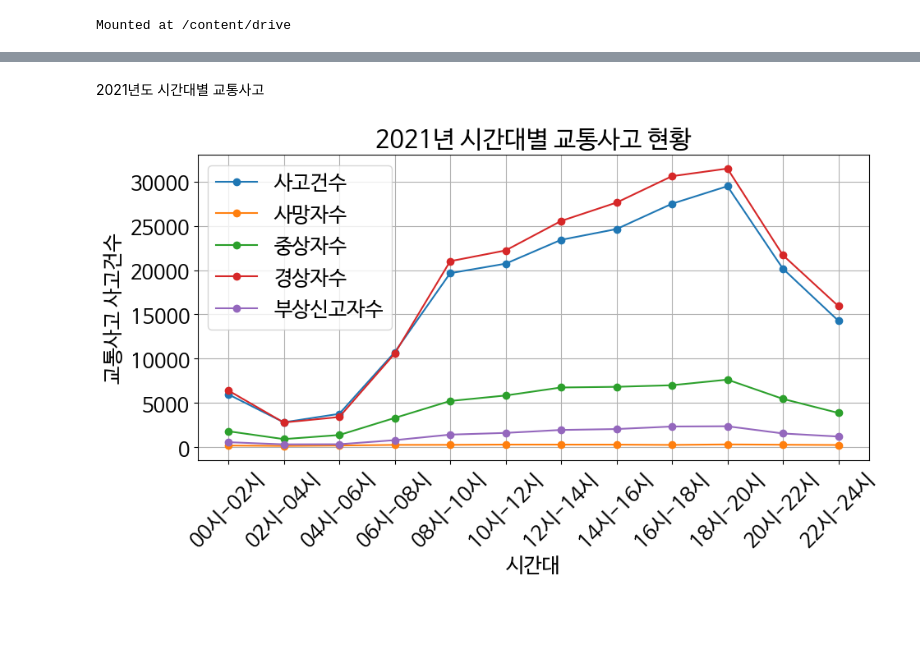
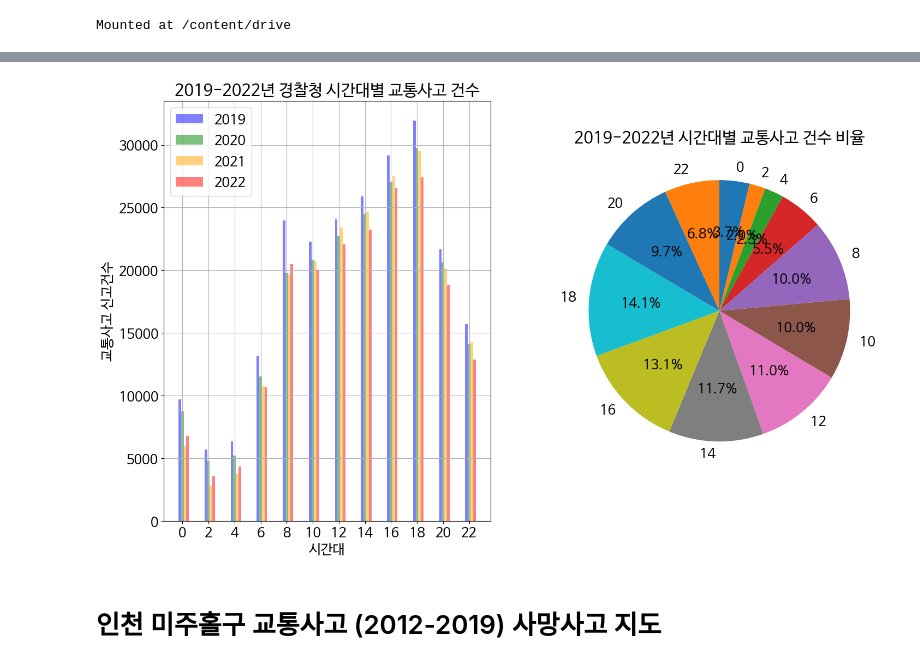
Before and after one commit to wmsgur8679/BigData, a Jupyter notebook: 프로젝트_초안.ipynb, the cells around one changed output, grey strips where cells are left out. Drawn from its saved outputs; the diff is of its cells as text; code cells hidden in the pictures; blank space fills up the shorter version.

```diff
--- a/프로젝트_초안.ipynb
+++ b/프로젝트_초안.ipynb
@@ -116,28 +219,52 @@ plt.show()
-# %% [markdown]
-2021년도 시간대별 교통사고
-# %%
-import matplotlib.pyplot as plt
-
-tdf2021 = pd.read_csv('/content/drive/MyDrive/시간별 교통사고/도로교통공단_시간대별 교통사고(2021).csv',encoding='CP949')
-
-plt.figure(figsize=(10, 6))
-
-plt.plot(tdf2021['시간대'],tdf2021['사고건수'], marker='o', label='사고건수')
-plt.plot(tdf2021['시간대'],tdf2021['사망자수'], marker='o', label='사망자수')
-plt.plot(tdf2021['시간대'],tdf2021['중상자수'], marker='o', label='중상자수')
-plt.plot(tdf2021['시간대'],tdf2021['경상자수'], marker='o', label='경상자수')
-plt.plot(tdf2021['시간대'],tdf2021['부상신고자수'], marker='o', label='부상신고자수')
-
-plt.xlabel('시간대')
-plt.ylabel('교통사고 사고건수')
-plt.title('2021년 시간대별 교통사고 현황')
-plt.xticks(rotation=45)  # x축 레이블 45도 회전
-plt.legend()
-plt.grid(True)
-
-plt.tight_layout()
-
-# 그래프 표시
-plt.show()
-# %% [output]
-[figure, removed]
+# %%
+import pandas as pd
+import matplotlib.pyplot as plt
+
+# 데이터 불러오기
+hdf = pd.read_csv('/content/drive/MyDrive/시간별 교통사고/경찰청_시간대별 교통사고 건수.csv')
+
+# '2019', '2020', '2021', '2022' 열을 숫자로 변환
+for col in ['2019', '2020', '2021', '2022']:
+    hdf[col] = pd.to_numeric(hdf[col], errors='coerce')
+
+# 시간대를 숫자로 변환
+hdf['시간대'] = pd.to_numeric(hdf['시간대'].str.replace('~', '-').str.split('-').str[0], errors='coerce')
+
+# 그래프 그리기
+fig, axes = plt.subplots(nrows=1, ncols=2, figsize=(17, 10))
+bar_width = 0.2
+bar_positions = [1, 2, 3, 4]
+
+# 2019년 바 차트
+axes[0].bar(hdf['시간대'] - bar_width, hdf['2019'], width=bar_width, alpha=0.5, label='2019', align='center', color='blue')
+
+# 2020년 바 차트
+axes[0].bar(hdf['시간대'], hdf['2020'], width=bar_width, alpha=0.5, label='2020', align='center', color='green')
+
+# 2021년 바 차트
+axes[0].bar(hdf['시간대'] + bar_width, hdf['2021'], width=bar_width, alpha=0.5, label='2021', align='center', color='orange')
+
+# 2022년 바 차트
+axes[0].bar(hdf['시간대'] + 2 * bar_width, hdf['2022'], width=bar_width, alpha=0.5, label='2022', align='center', color='red')
+
+axes[0].set_xlabel('시간대')
+axes[0].set_ylabel('교통사고 신고건수')
+axes[0].set_title('2019-2022년 경찰청 시간대별 교통사고 건수')
+axes[0].set_xticks(hdf['시간대'])  # x축 눈금을 데이터프레임의 '시간대'로 설정
+axes[0].legend()
+axes[0].grid(True)
+
+
+
+# 그래프 표시
+
+hdf['Total'] = hdf['2019'] + hdf['2020'] + hdf['2021'] + hdf['2022']
+
+# 시간대별 파이 그래프
+axes[1].pie(hdf['Total'], labels=hdf['시간대'], autopct='%1.1f%%', startangle=90, counterclock=False)
+axes[1].set_title('2019-2022년 시간대별 교통사고 건수 비율')
+plt.show()
+# %% [output]
+[figure, added]
+# %% [markdown]
+# 인천 미주홀구 교통사고 (2012-2019) 사망사고 지도
```
Also changed, not shown: parts of 11 cells of this notebook.
